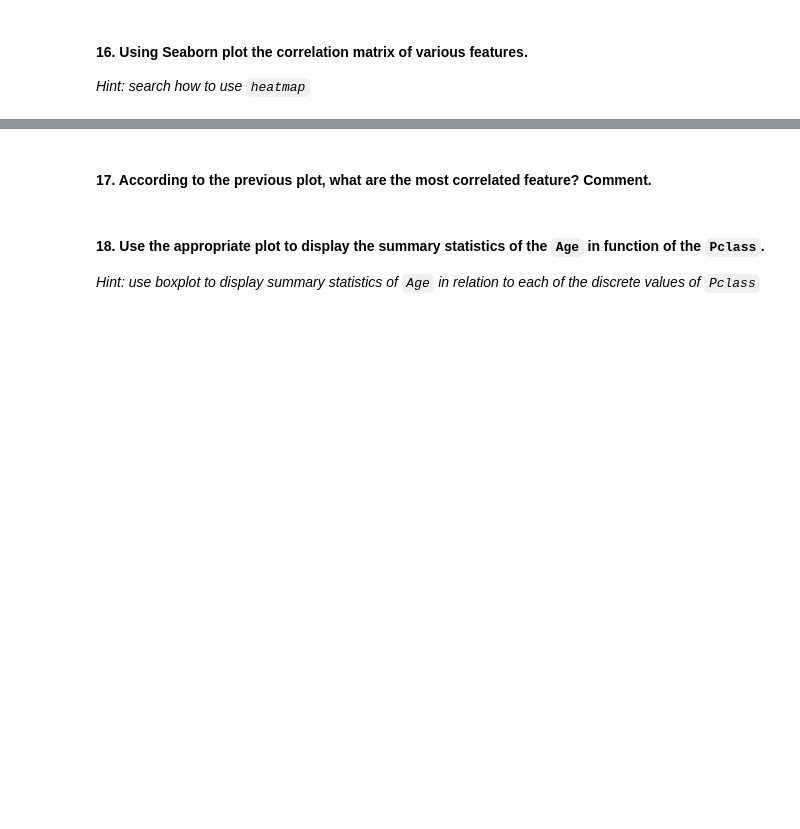
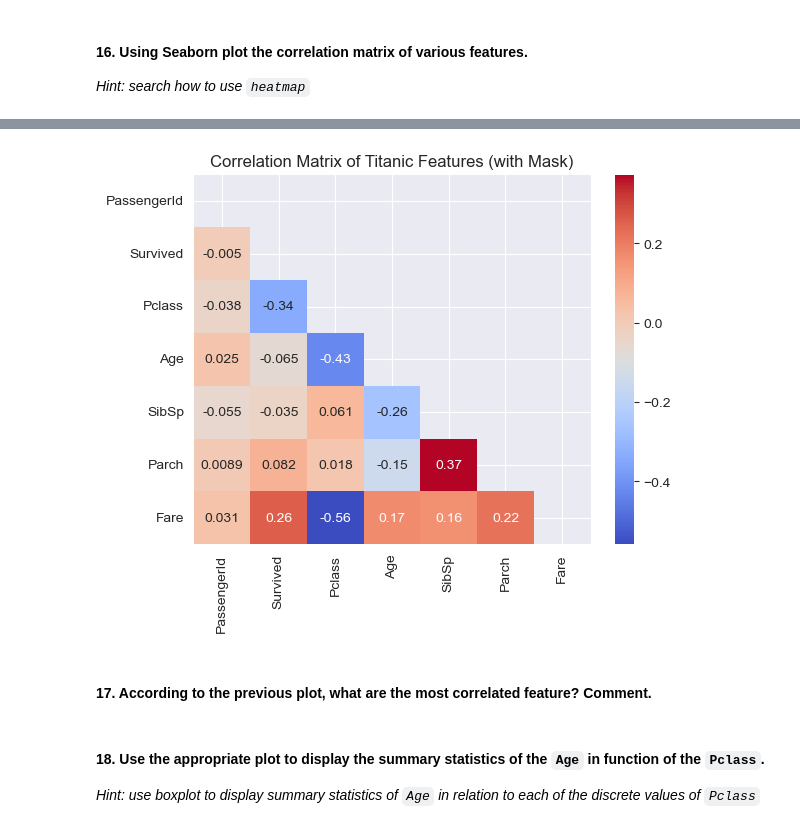
Before and after one commit to Ironhack-Data-Madrid-PartTime-May22/lab_visualization_extra, a Jupyter notebook: challenge-2.ipynb, the cells around one changed output, grey strips where cells are left out. Saved outputs shown, nothing was run; the diff lists cells and outputs as text; code cells hidden in the pictures; blank space fills up the shorter version.

```diff
--- a/challenge-2.ipynb
+++ b/challenge-2.ipynb
@@ -216,0 +227,10 @@ plt.show()
+# %%
+correlation_matrix = titanic.corr()
+
+mask = np.triu(np.ones_like(correlation_matrix, dtype=bool))
+
+sns.heatmap(correlation_matrix, annot = True, cmap = 'coolwarm', mask = mask)
+plt.title('Correlation Matrix of Titanic Features (with Mask)')
+
+plt.show()
+# %% [output]
@@ -217,2 +238,3 @@ plt.show()
+[figure, added]
 # %% [markdown]
 #### 17. According to the previous plot, what are the most correlated feature? Comment.
```
Also changed, not shown: parts of 15 cells of this notebook.
